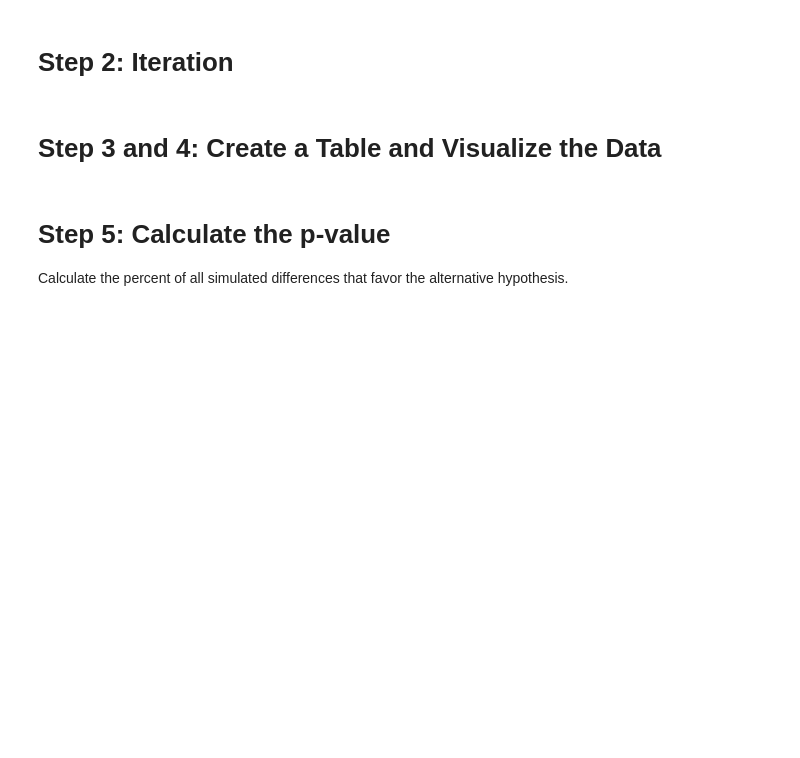
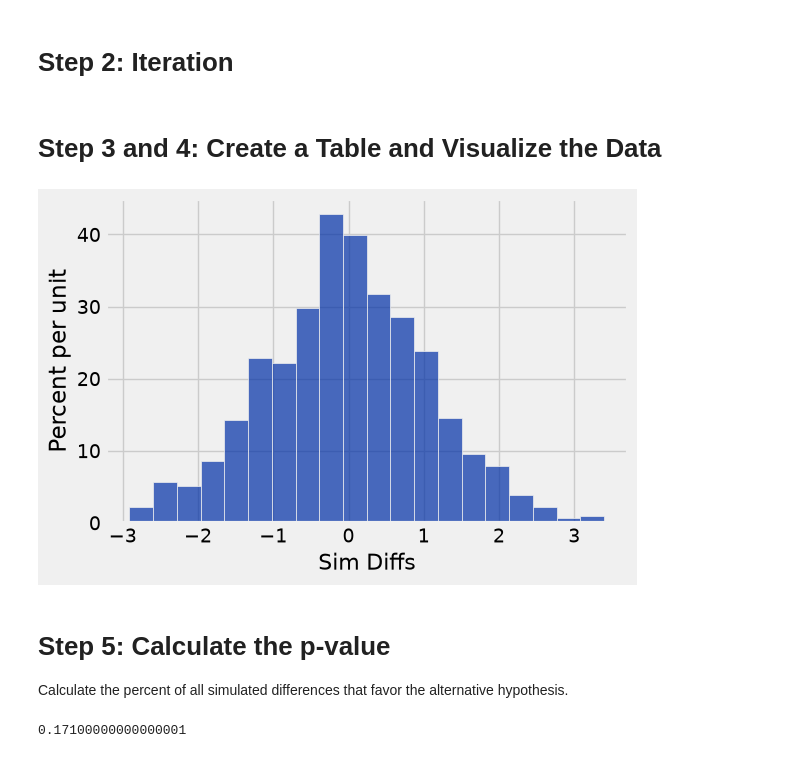
Before and after one commit to Tater-23/Data1, a Jupyter notebook: Demo 16 - AB Testing/ab testing.ipynb, the cells around one changed output. Cells and saved outputs as stored; diff of their text form; code cells hidden in the pictures; blank space fills up the shorter version.

```diff
--- a/Demo 16 - AB Testing/ab testing.ipynb
+++ b/Demo 16 - AB Testing/ab testing.ipynb
@@ -35,8 +35,8 @@ means_table
 | False | 123.085 |
 | True | 113.819 |
 # %%
-means_arr = means_table.column('Birth Weight average')
-difference_of_means = means_arr.item(0) - means_arr.item(1)
+means_array = means_table.column('Birth Weight average')
+difference_of_means = means_array.item(0) - means_array.item(1)
 difference_of_means
 # %% [output]
 9.266142572024918
@@ -109,3 +109,12 @@ shuffled_staff
 | Michael | 28 |
 # %% [markdown]
 Write a function called difference_of_means. It permutes the True/False labels of the Smoking column, calculates the average of each group, then returns the difference of the two means.
+# %%
+def difference_of_means():
+    shuffled_tbl = smoking_and_birthweight.sample(with_replacement = False)
+    original_smoke = smoking_and_birthweight.column('Maternal Smoker')
+    shuffled_tbl = shuffled_tbl.with_column('Maternal Smoker', original_smoke)
+    means_tbl = shuffled_tbl.group('Maternal Smoker', np.average)
+    means_arr = means_tbl.column('Birth Weight average')
+    diff = means_arr.item(0) - means_arr.item(1)
+    return diff
@@ -112,8 +125,26 @@ Write a function called difference_of_means. It permutes the True/False labels o
 # %% [markdown]
 # Step 2: Iteration
+# %%
+diffs_arr = make_array()
+
+for i in np.arange(1000):
+    sim_diff = difference_of_means()
+    diffs_arr = np.append(diffs_arr, sim_diff)
 # %% [markdown]
 # Step 3 and 4: Create a Table and Visualize the Data
+# %%
+diffs_tbl = Table().with_column('Sim Diffs', diffs_arr)
+diffs_tbl.hist(bins=20)
+# %% [output]
+[figure, added]
 # %% [markdown]
 # Step 5: Calculate the p-value
 
 Calculate the percent of all simulated differences that favor the alternative hypothesis.
+# %%
+num_alt = np.count_nonzero(diffs_arr >= 1.0)
+num_total = len(diffs_arr)
+p_value = num_alt/num_total
+p_value
+# %% [output]
+0.17100000000000001
```
Also changed, not shown: parts of 3 cells of this notebook.
